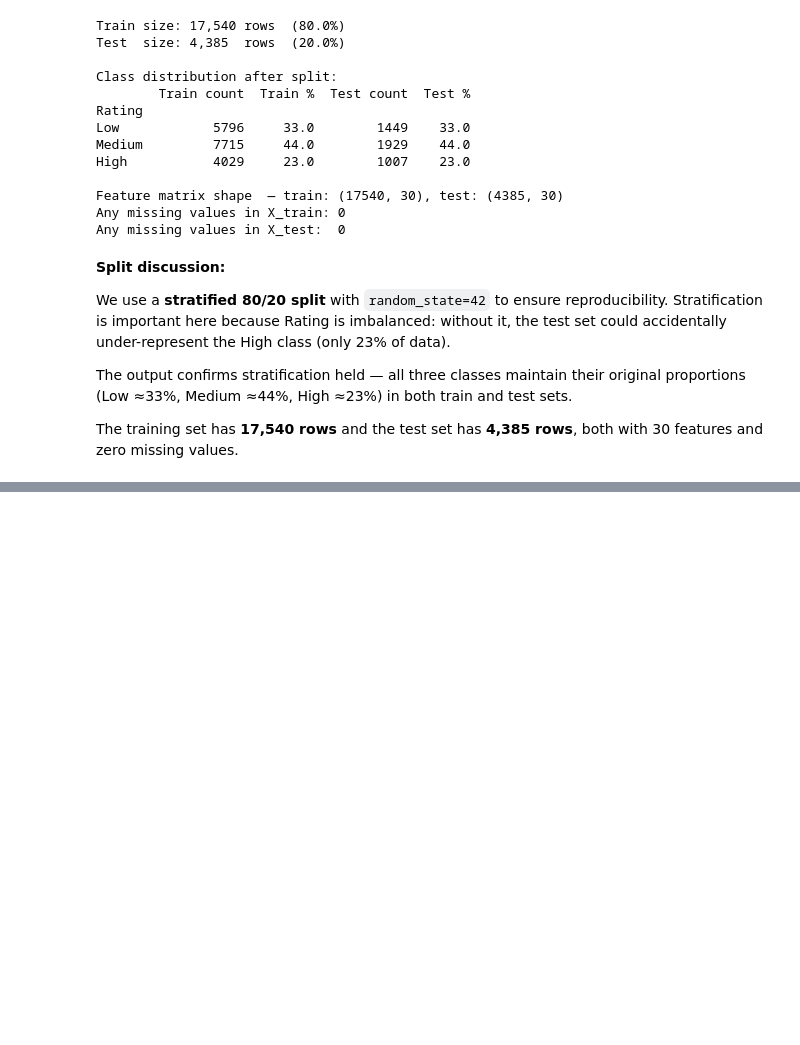
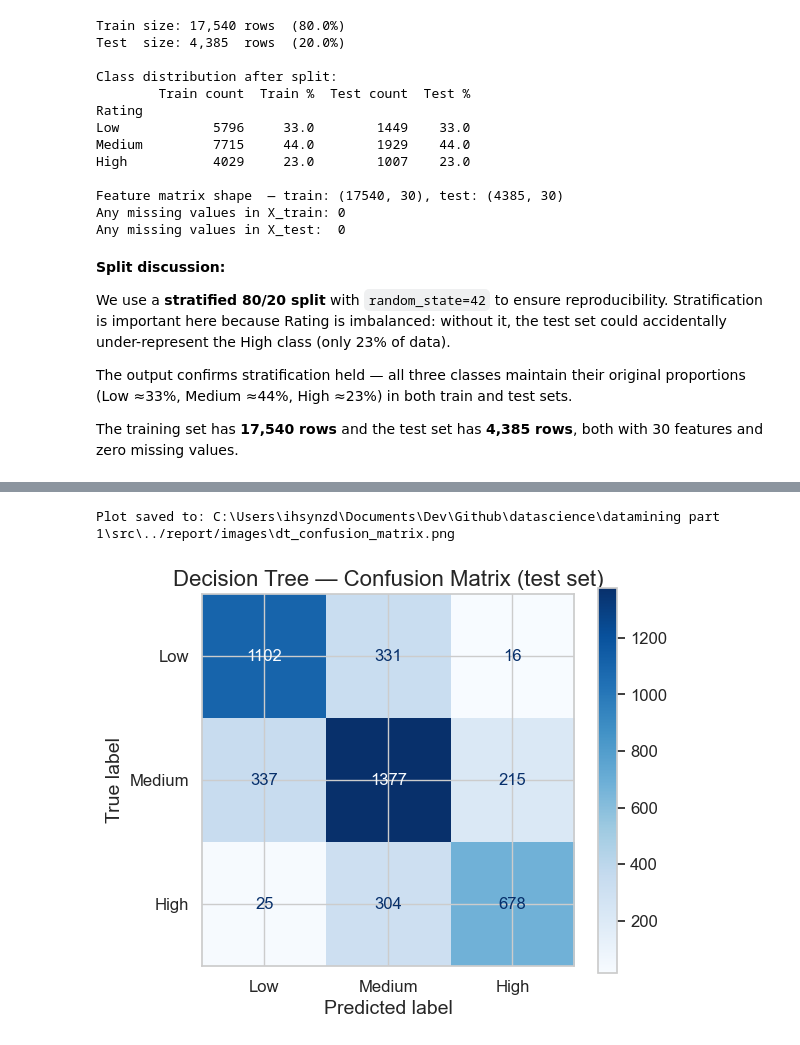
Before and after one commit to ihsynzd14/datamining_exam, a Jupyter notebook: datamining part 1/notebooks/03_classification_regression.ipynb, the cells around one changed output, grey strips where cells are left out. Cells and saved outputs as stored; diff of their text form; code cells hidden in the pictures; blank space fills up the shorter version.

Commit message:
feat(classification): add dt and knn model visualizations

```diff
--- a/datamining part 1/notebooks/03_classification_regression.ipynb
+++ b/datamining part 1/notebooks/03_classification_regression.ipynb
@@ -282,0 +364,11 @@ both with 30 features and zero missing values.
+# %%
+from sklearn.metrics import classification_report, ConfusionMatrixDisplay
+
+# Fit best configuration on full training set
+best_dt = DecisionTreeClassifier(max_depth=10, criterion='entropy', random_state=RANDOM_STATE)
+best_dt.fit(X_train, y_train)
+y_pred_dt = best_dt.predict(X_test)
+
+print('=== Decision Tree (max_depth=10, entropy) — Test Set Results ===')
+print()
+print(classification_report(y_test, y_pred_dt, target_names=['High', 'Low', 'Medium']))
@@ -282,0 +387,15 @@ both with 30 features and zero missing values.
+# %%
+# Confusion matrix
+fig, ax = plt.subplots(figsize=(6, 5))
+ConfusionMatrixDisplay.from_predictions(
+    y_test, y_pred_dt,
+    labels=['Low', 'Medium', 'High'],
+    display_labels=['Low', 'Medium', 'High'],
+    cmap='Blues', ax=ax
+)
+ax.set_title('Decision Tree — Confusion Matrix (test set)')
+save_plot(fig, 'dt_confusion_matrix.png')
+plt.show()
+# %% [output]
+Plot saved to: C:\Users\ihsynzd\Documents\Dev\Github\datascience\datamining part 1\src\../report/images\dt_confusion_matrix.png
+[figure, added]
```
Also changed, not shown: parts of 26 cells of this notebook, 6 other files.
